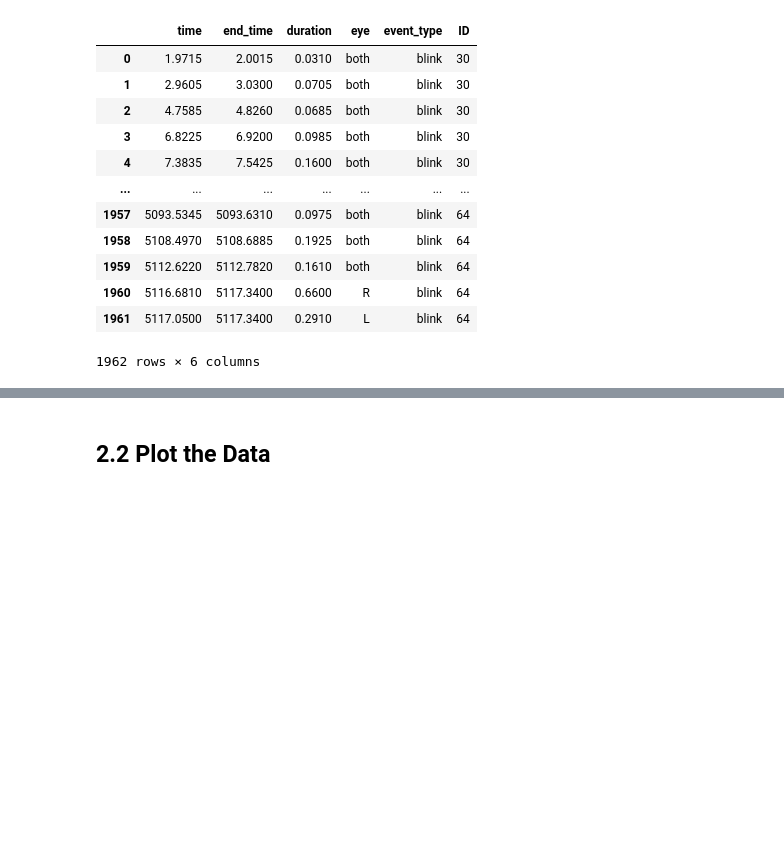
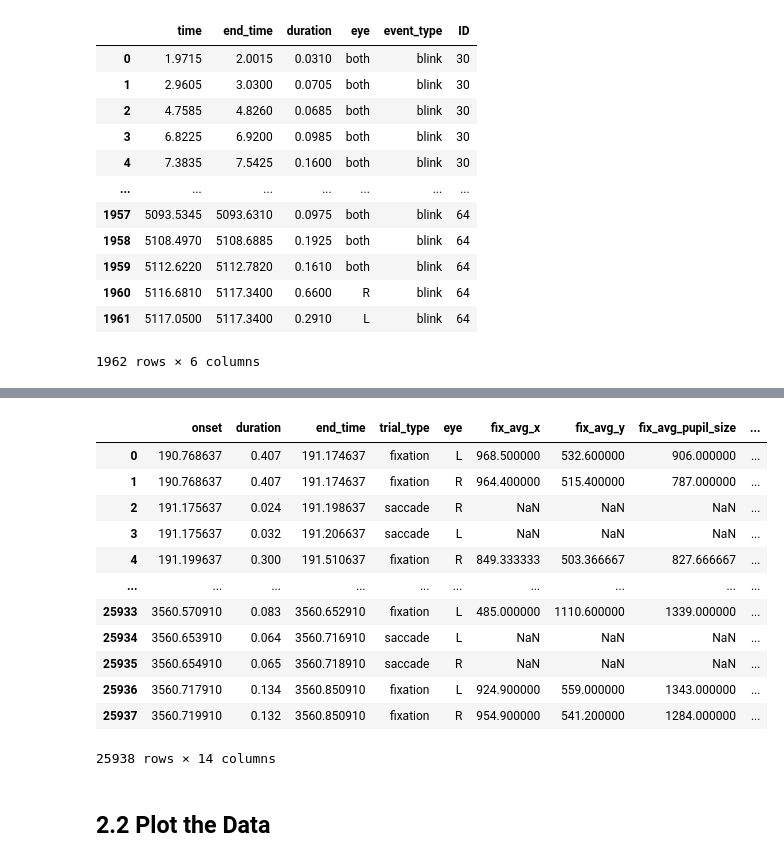
Before and after one commit to s-ccs/2024FreeViewingMSCOCO, a Jupyter notebook: scripts/et_preprocessing/ET_Data_Plotting.ipynb, the cells around one changed output, grey strips where cells are left out. Saved outputs shown, nothing was run; the diff lists cells and outputs as text; code cells hidden in the pictures; blank space fills up the shorter version.

```diff
--- a/scripts/et_preprocessing/ET_Data_Plotting.ipynb
+++ b/scripts/et_preprocessing/ET_Data_Plotting.ipynb
@@ -843,3 +938,76 @@ blinks_df
+# %%
+a_min = 1.0
+t_min = 0.06
+events = events.sort_values(['eye', 'onset'])
+events = events[
+    ~(
+        (events['trial_type'] == 'saccade') &
+        (events['sacc_visual_angle'] < a_min) &
+        (events['duration'] < t_min)
+    )
+].reset_index(drop=True)
+
+# List to store rows to keep
+rows_to_keep = []
+i = 0
+
+while i < len(events):
+    current_row = events.iloc[i].copy()
+
+    # Check if current and next row are both fixations FROM THE SAME EYE
+    if (i < len(events) - 1 and
+        events.iloc[i]['trial_type'] == 'fixation' and
+        events.iloc[i + 1]['trial_type'] == 'fixation' and
+        events.iloc[i]['eye'] == events.iloc[i + 1]['eye']):
+
+        # Merge with next fixation(s)
+        duration_sum = current_row['duration']
+        j = i + 1
+
+        # Keep merging as long as the next row is also a fixation from the same eye
+        while (j < len(events) and
+               events.iloc[j]['trial_type'] == 'fixation' and
+               events.iloc[j]['eye'] == current_row['eye']):  # ← AND THIS CHECK!
+            next_row = events.iloc[j]
+            # sum over all durations
+            duration_sum += next_row['duration']
+
+            # Weighted average for fix_avg_x, fix_avg_y, fix_avg_pupil_size
+            for c in ['fix_avg_x', 'fix_avg_y', 'fix_avg_pupil_size']:
+                current_row[c] = (
+                    (current_row[c] * (duration_sum - next_row['duration']) +
+                        next_row[c] * next_row['duration']) / duration_sum
+                )
+            j += 1
+
+        # Update duration and end_time
+        current_row['duration'] = duration_sum
+        current_row['end_time'] = next_row['end_time']
+        rows_to_keep.append(current_row)
+        i = j  # Skip all merged rows
+    else:
+        # Not a fixation or no consecutive fixation to merge
+        rows_to_keep.append(current_row)
+        i += 1
+
+# Create new dataframe from kept rows and sort the same way as before
+merged_events = pd.DataFrame(rows_to_keep)
+merged_events = merged_events.sort_values(['onset'], ignore_index=True)
+merged_events
+# %% [output]
+|  | onset | duration | end_time | trial_type | eye | fix_avg_x | fix_avg_y | fix_avg_pupil_size | ... |
+| 0 | 190.768637 | 0.407 | 191.174637 | fixation | L | 968.500000 | 532.600000 | 906.000000 | ... |
+| 1 | 190.768637 | 0.407 | 191.174637 | fixation | R | 964.400000 | 515.400000 | 787.000000 | ... |
+| 2 | 191.175637 | 0.024 | 191.198637 | saccade | R | NaN | NaN | NaN | ... |
+| 3 | 191.175637 | 0.032 | 191.206637 | saccade | L | NaN | NaN | NaN | ... |
+| 4 | 191.199637 | 0.300 | 191.510637 | fixation | R | 849.333333 | 503.366667 | 827.666667 | ... |
+| ... | ... | ... | ... | ... | ... | ... | ... | ... | ... |
+| 25933 | 3560.570910 | 0.083 | 3560.652910 | fixation | L | 485.000000 | 1110.600000 | 1339.000000 | ... |
+| 25934 | 3560.653910 | 0.064 | 3560.716910 | saccade | L | NaN | NaN | NaN | ... |
+| 25935 | 3560.654910 | 0.065 | 3560.718910 | saccade | R | NaN | NaN | NaN | ... |
+| 25936 | 3560.717910 | 0.134 | 3560.850910 | fixation | L | 924.900000 | 559.000000 | 1343.000000 | ... |
+| 25937 | 3560.719910 | 0.132 | 3560.850910 | fixation | R | 954.900000 | 541.200000 | 1284.000000 | ... |
+25938 rows × 14 columns
 # %% [markdown]
 ## 2.2 Plot the Data
 # %% [markdown]
```
Also changed, not shown: parts of 22 cells of this notebook.
